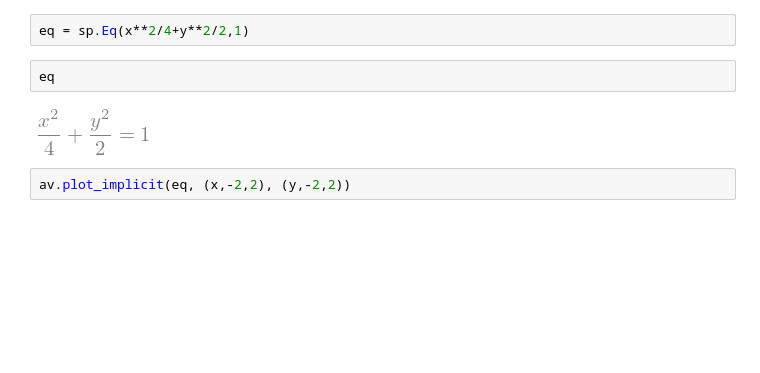
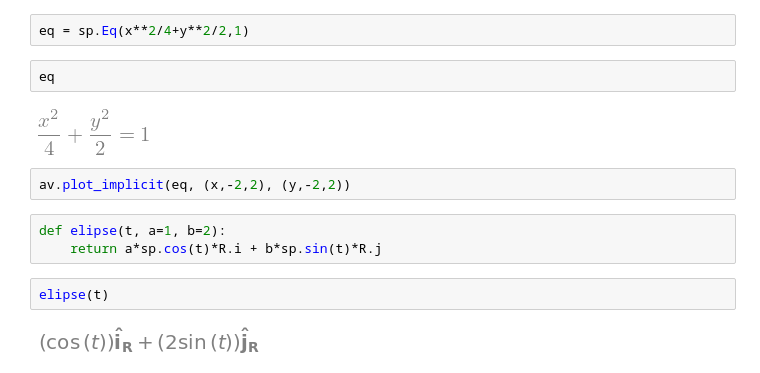
Before and after one commit to vnikoofard/vector-calculus-with-computer, a Jupyter notebook: Sympy/10-Teorema_de_Green.ipynb, the cells around one changed output. Saved outputs shown, nothing was run; the diff lists cells and outputs as text; blank space fills up the shorter version.

```diff
--- a/Sympy/10-Teorema_de_Green.ipynb
+++ b/Sympy/10-Teorema_de_Green.ipynb
@@ -76,3 +76,10 @@ eq
 [figure]
 # %%
 av.plot_implicit(eq, (x,-2,2), (y,-2,2))
+# %%
+def elipse(t, a=1, b=2):
+    return a*sp.cos(t)*R.i + b*sp.sin(t)*R.j
+# %%
+elipse(t)
+# %% [output]
+[figure, added]
```
Also changed, not shown: parts of 2 cells of this notebook.
